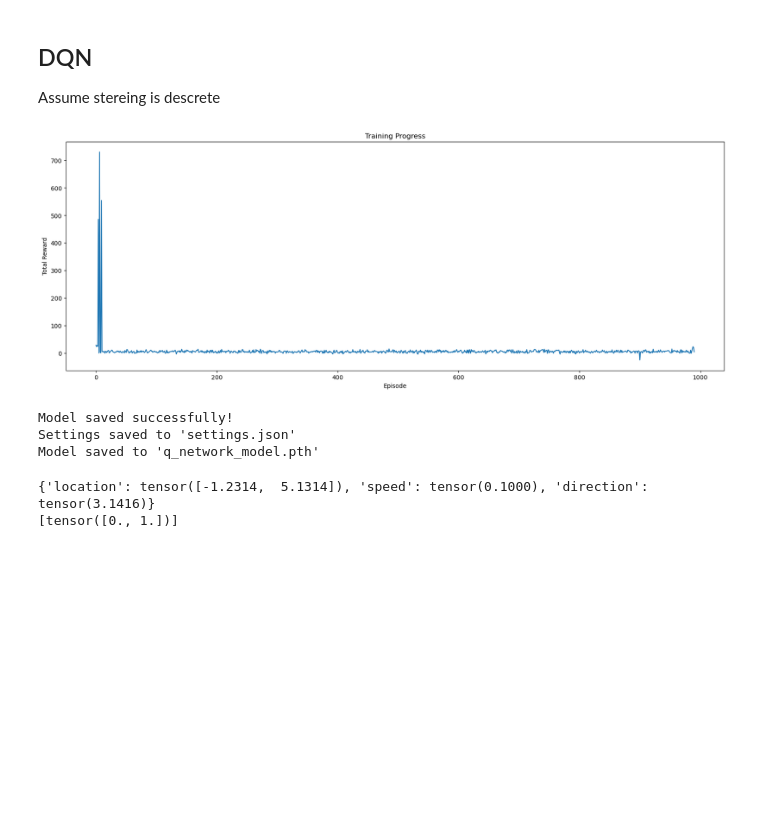
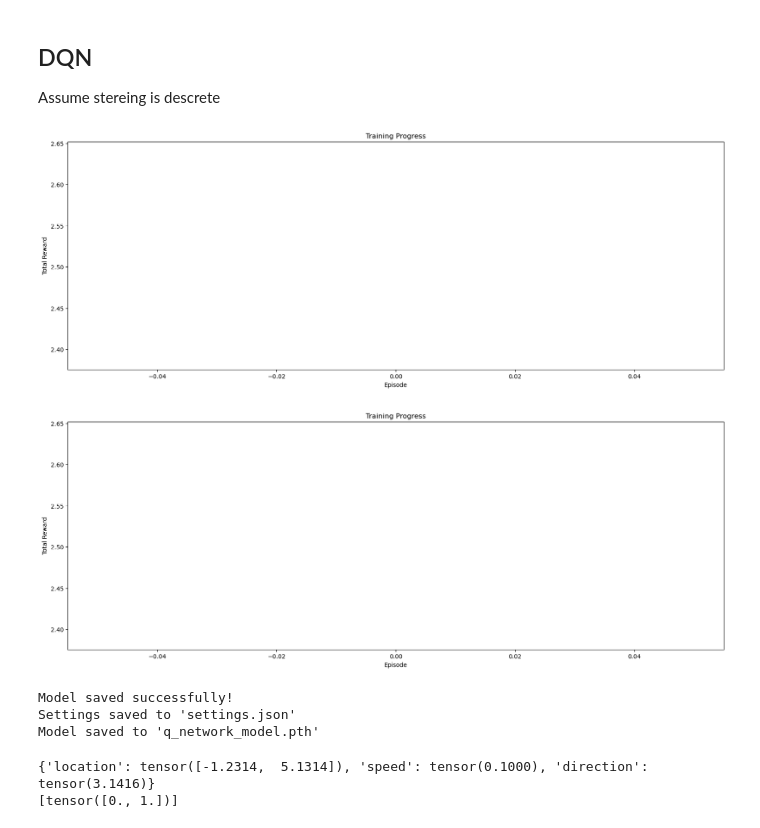
Before and after one commit to OmerShiranC/RL-Project, a Jupyter notebook: DDPG Car.ipynb, the cells around one changed output. Cells and saved outputs as stored; diff of their text form; code cells hidden in the pictures; blank space fills up the shorter version.

```diff
--- a/DDPG Car.ipynb
+++ b/DDPG Car.ipynb
@@ -110,6 +145,6 @@ def visualize(road_env,car_env):
 # %%
 def visualizeV2(road_env, car_env):
-    """Visualize the road environment"""
+    """Visualize the non linear enviurment the road environment"""
     fig, ax = plt.subplots(figsize=(10, 10))
 
     # Plot the road based on the function
@@ -165,13 +200,13 @@ def visualizeV2(road_env, car_env):
 
 
 class RoadEnvironmentV2:
-    def __init__(self, data_points, road_width, road_length, closed):
+    def __init__(self, road_function, road_width, road_length, closed):
 
-        self.road_function = data_points
+        self.road_function = road_function
         self.road_width    = road_width
         self.road_length   = road_length
         self.closed        = closed
-        self.road_resulotion = 1000
+        self.road_resulotion = 1000 # add this to setting
 
         self.generate_road_path()
 
@@ -207,7 +242,7 @@ class RoadEnvironmentV2:
 # %%
 # example
 def road_function(x):
-    return np.array([10 * (1-np.cos(0.05 * x)), x])
+    return np.array([10 * (1-np.cos(0.2 * x)), x])
 
-road_env2 = RoadEnvironmentV2(road_function, 1, 15, False)
+road_env2 = RoadEnvironmentV2(road_function, road_width = 3, road_length =15, closed =False)
 visualizeV2(road_env2, car_env=None)
@@ -525,7 +561,7 @@ def train_new_model():
         "resolution": 0.2,
         "max_sensor_range": 3,
         "action_dim": 5,
-        "num_episodes": 1000,
+        "num_episodes": 10,
         "Action_value_scaling": 0.2
     }
     # Now calculate Action_value using the action_dim from settings
@@ -544,34 +580,35 @@ def train_new_model():
 
     # Create an instance of your QNetwork
     q_network = PolicyNetwork(car_env, state_dim, settings["action_dim"], train_mode=True)
 
     # Train the network
     q_network.train(num_episodes=settings["num_episodes"])
 
     # Save settings to JSON file
     with open('settings.json', 'w') as f:
         json.dump(settings, f, indent=4)
 
     # Save the model
     torch.save(q_network.state_dict(), 'q_network_model.pth')
 
     print("Settings saved to 'settings.json'")
     print("Model saved to 'q_network_model.pth'")
 
     return settings, road_env2, car_env, q_network
 
 # Ask user whether to load existing data or train new model
 user_choice = input("Do you want to load existing data and continue training (L) or train a new model (T)? ").strip().lower()
 
 if user_choice == 'l':
     settings, road_env, car_env, q_network = load_existing_model_and_train()
 elif user_choice == 't':
     settings, road_env, car_env, q_network = train_new_model()
 else:
     print("Invalid choice. Exiting.")
     exit()
 # %% [output]
-[figure, old version]
+[figure, new version]
+[figure, added]
 Model saved successfully!
 Settings saved to 'settings.json'
 Model saved to 'q_network_model.pth'
```
Also changed, not shown: parts of 6 cells of this notebook.
